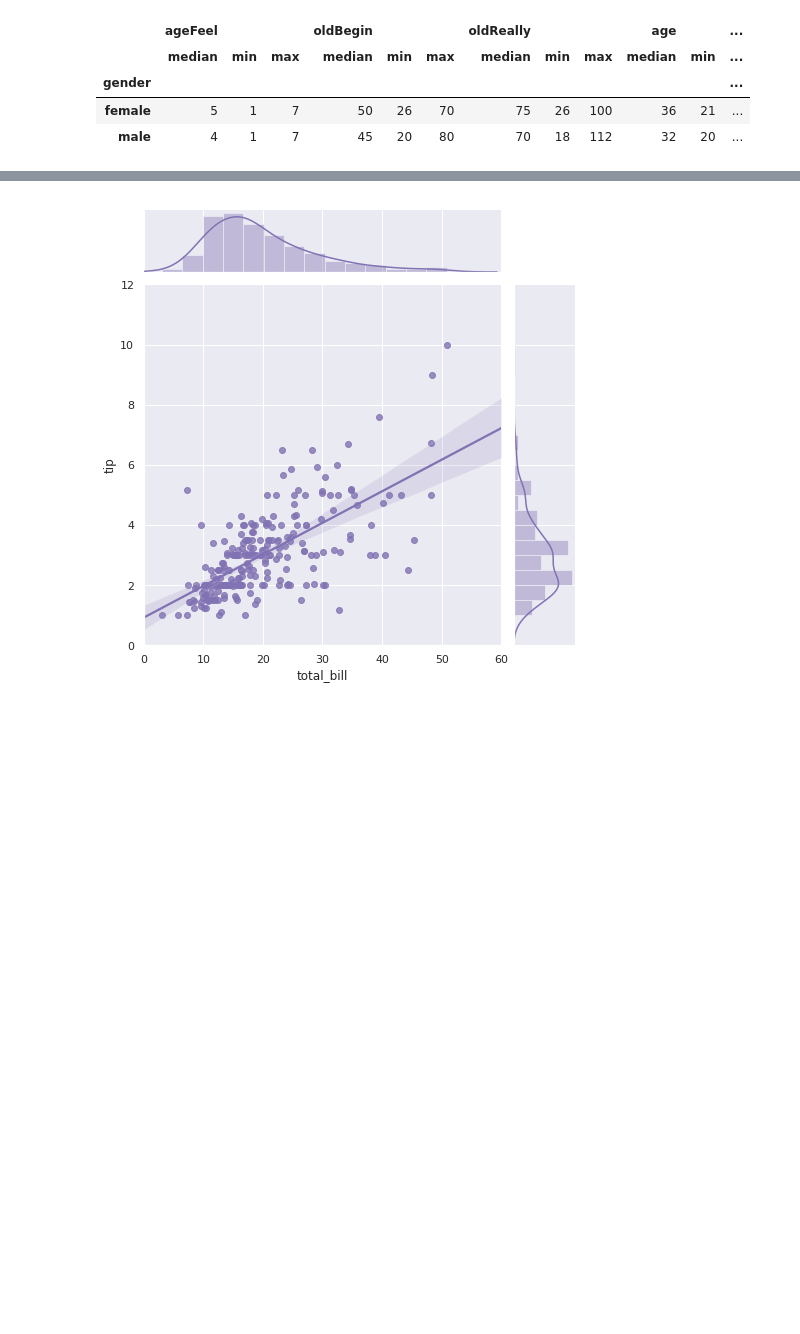
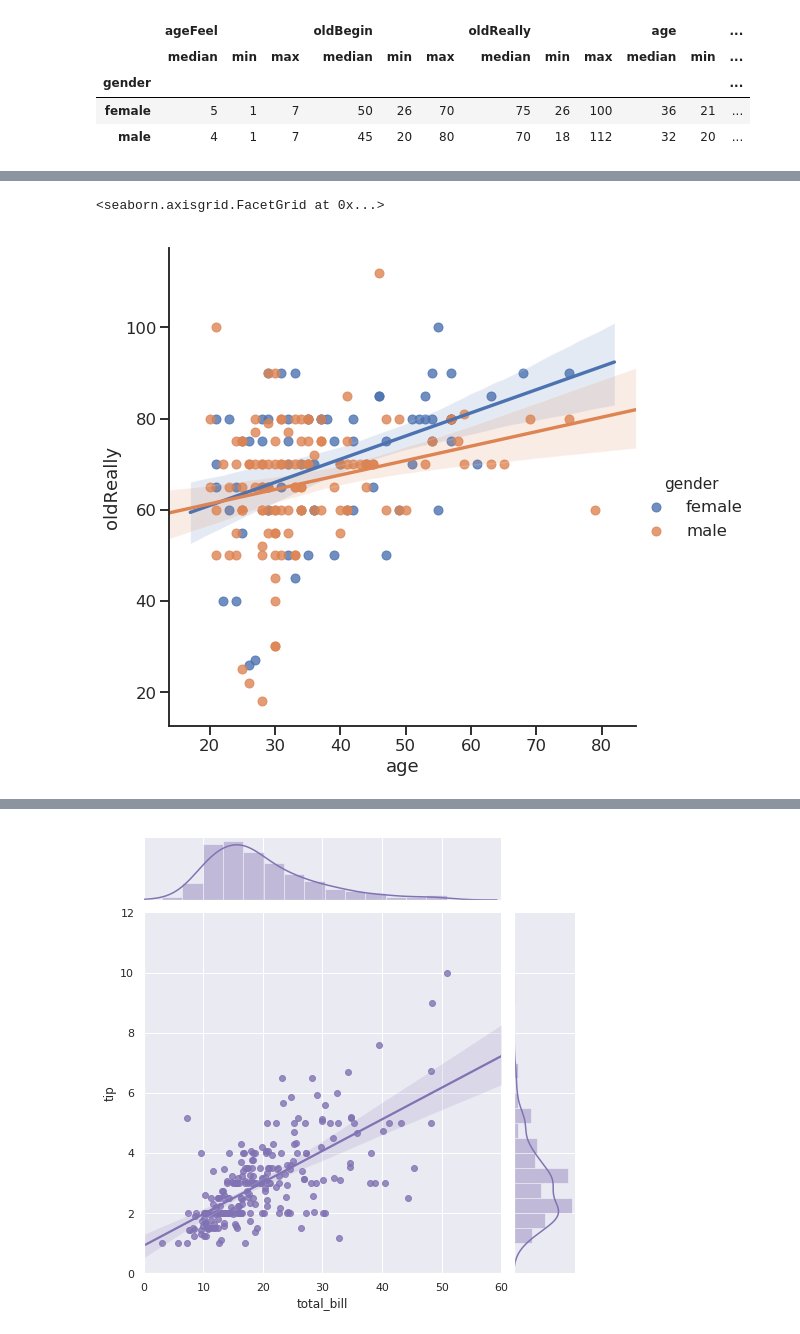
Before and after one commit to mwegrzyn/abbildungenWS1819, a Jupyter notebook: notebooks/age_project_CO.ipynb, the cells around one changed output, grey strips where cells are left out. Cells and saved outputs as stored; diff of their text form; code cells hidden in the pictures; blank space fills up the shorter version.

```diff
--- a/notebooks/age_project_CO.ipynb
+++ b/notebooks/age_project_CO.ipynb
@@ -136,0 +177,5 @@ plt.show()
+# %%
+sns.lmplot(data=age_df,x='age',y='oldReally',hue='gender', size=8)
+# %% [output]
+<seaborn.axisgrid.FacetGrid at 0x...>
+[figure, added]
```
Also changed, not shown: parts of 50 cells of this notebook, 2 other files.
